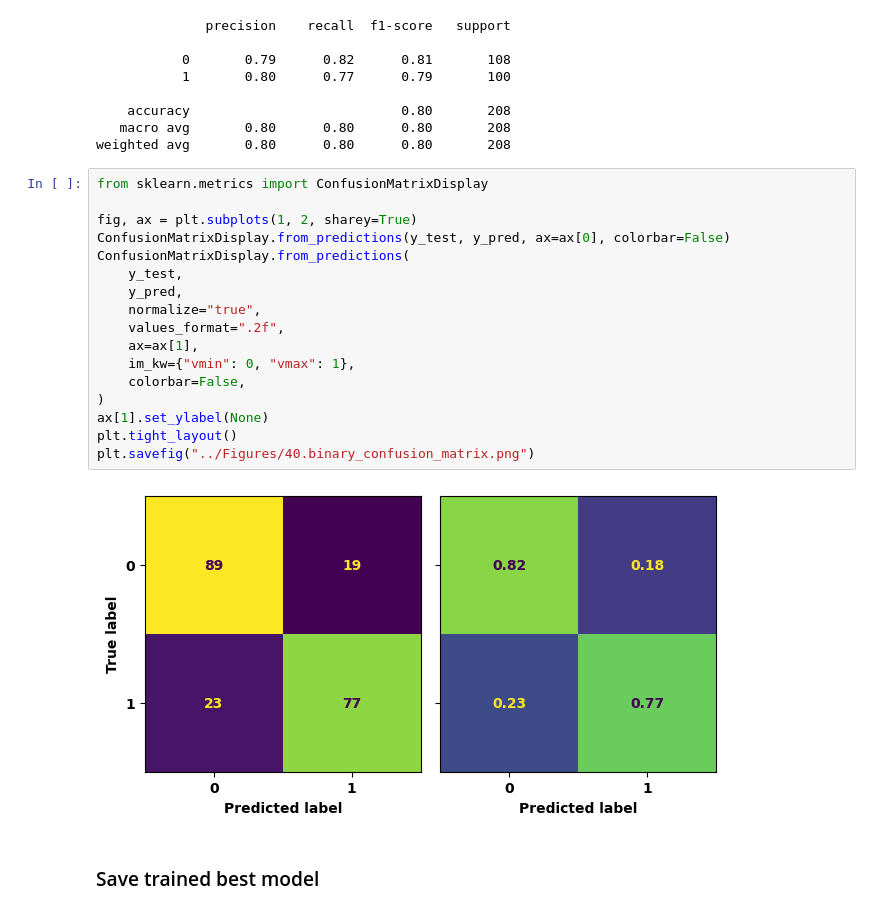
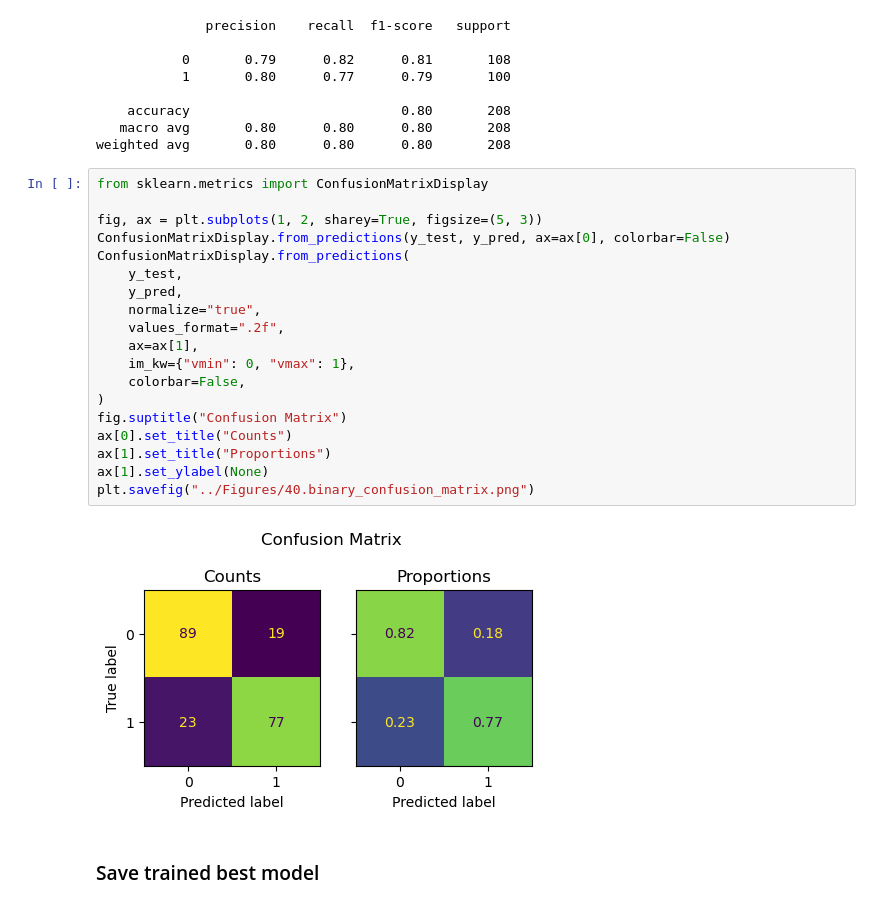
Before and after one commit to JPonsa/UCI_Heart_Disease, a Jupyter notebook: Notebooks/40 - Binnary Classifier - Model Selection.ipynb, the cells around one changed output. Drawn from its saved outputs; the diff is of its cells as text.

```diff
--- a/Notebooks/40 - Binnary Classifier - Model Selection.ipynb
+++ b/Notebooks/40 - Binnary Classifier - Model Selection.ipynb
@@ -249,22 +249,24 @@ weighted avg       0.80      0.80      0.80       208
 # %%
 from sklearn.metrics import ConfusionMatrixDisplay
 
-fig, ax = plt.subplots(1, 2, sharey=True)
+fig, ax = plt.subplots(1, 2, sharey=True, figsize=(5, 3))
 ConfusionMatrixDisplay.from_predictions(y_test, y_pred, ax=ax[0], colorbar=False)
 ConfusionMatrixDisplay.from_predictions(
     y_test,
     y_pred,
     normalize="true",
     values_format=".2f",
     ax=ax[1],
     im_kw={"vmin": 0, "vmax": 1},
     colorbar=False,
 )
+fig.suptitle("Confusion Matrix")
+ax[0].set_title("Counts")
+ax[1].set_title("Proportions")
 ax[1].set_ylabel(None)
-plt.tight_layout()
 plt.savefig("../Figures/40.binary_confusion_matrix.png")
 # %% [output]
-[figure, old version]
+[figure, new version]
 # %% [markdown]
 ### Save trained best model
 # %%
```
Also changed, not shown: parts of 3 cells of this notebook, 8 other files.
